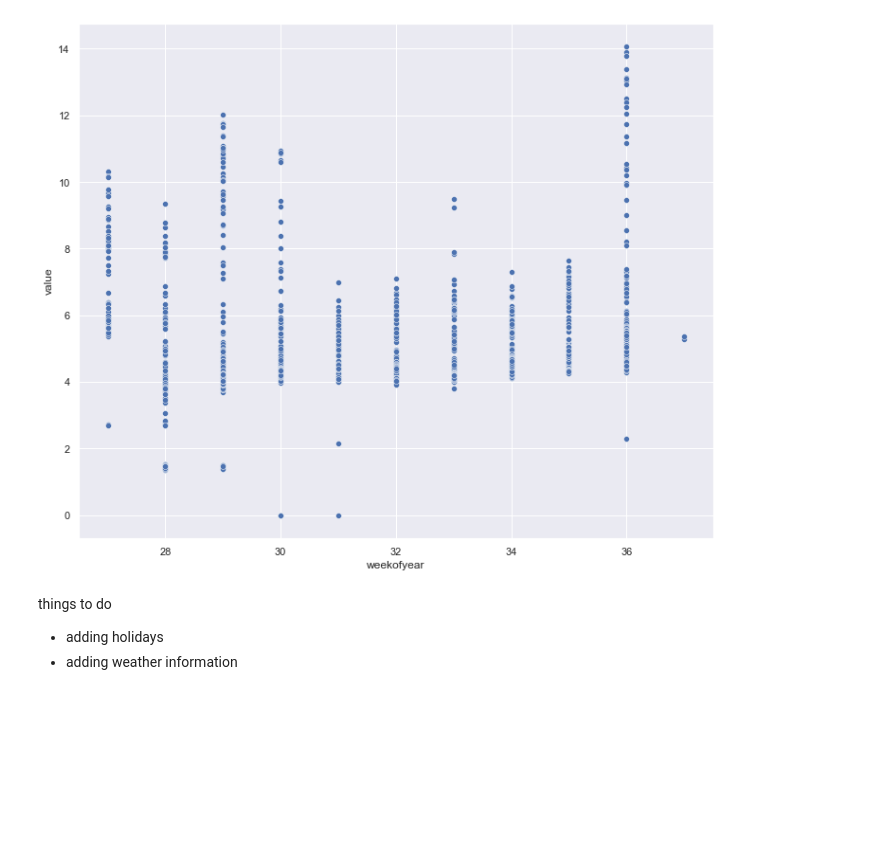
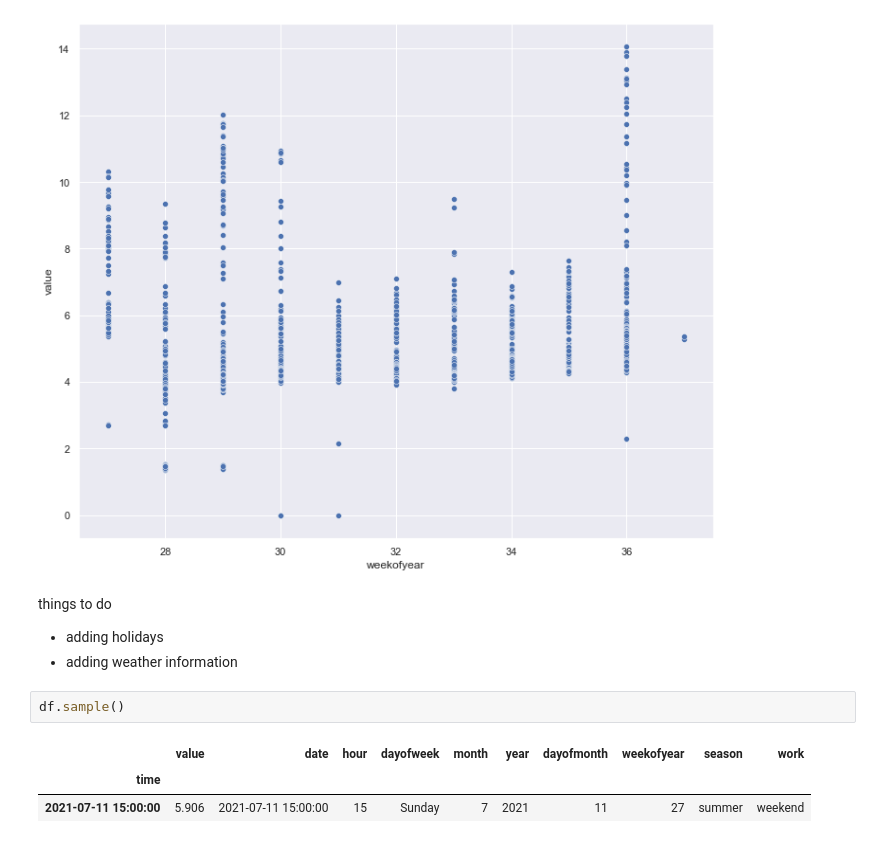
Before and after one commit to dineshh912/building_energy_monitoring, a Jupyter notebook: 01-data_collection.ipynb, the cells around one changed output. Cells and saved outputs as stored; diff of their text form; blank space fills up the shorter version.

```diff
--- a/01-data_collection.ipynb
+++ b/01-data_collection.ipynb
@@ -333,3 +333,9 @@ things to do
 
 * adding holidays
 * adding weather information
+# %%
+df.sample()
+# %% [output]
+|  | value | date | hour | dayofweek | month | year | dayofmonth | weekofyear | season | work |
+| time |  |  |  |  |  |  |  |  |  |  |
+| 2021-07-11 15:00:00 | 5.906 | 2021-07-11 15:00:00 | 15 | Sunday | 7 | 2021 | 11 | 27 | summer | weekend |
```
Also changed, not shown: parts of 19 cells of this notebook.
